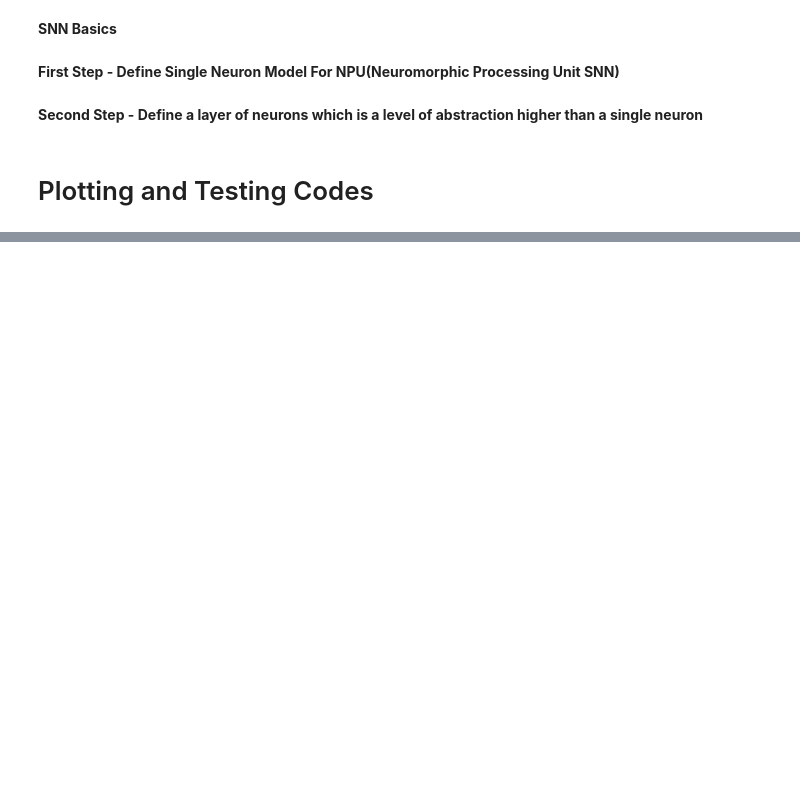
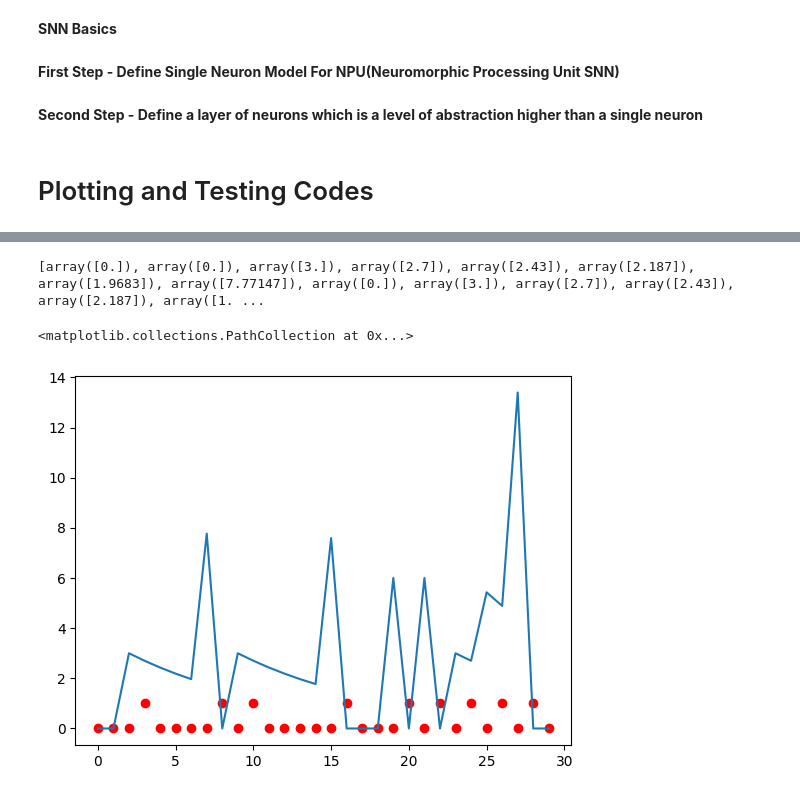
Before and after one commit to kadgitub7/LIF-based-SNN-on-FPGA, a Jupyter notebook: SNN.ipynb, the cells around one changed output, grey strips where cells are left out. Drawn from its saved outputs; the diff is of its cells as text; code cells hidden in the pictures; blank space fills up the shorter version.

```diff
--- a/SNN.ipynb
+++ b/SNN.ipynb
@@ -145,0 +211,11 @@ plt.scatter(x_s, input_plt_3, c='red')
+# %%
+print(potentials_2_2)
+plt.plot(x_s, potentials_2_2)
+input_plt_2_2 = []
+for i in range(len(input2)):
+    input_plt_2_2.append(input2[i][1])
+plt.scatter(x_s, input_plt_2_2, c='red')
+# %% [output]
+[array([0.]), array([0.]), array([3.]), array([2.7]), array([2.43]), array([2.187]), array([1.9683]), array([7.77147]), array([0.]), array([3.]), array([2.7]), array([2.43]), array([2.187]), array([1. ...
+<matplotlib.collections.PathCollection at 0x...>
+[figure, added]
```
Also changed, not shown: parts of 12 cells of this notebook.
